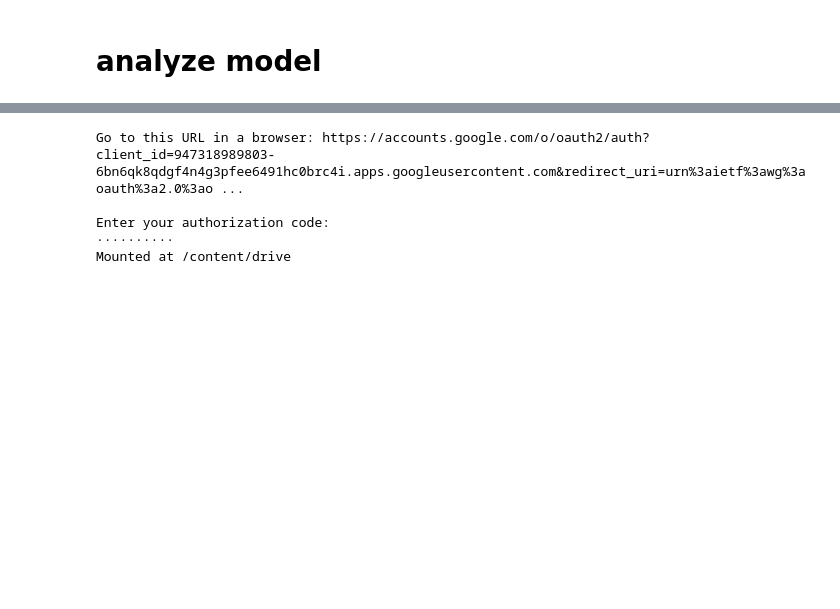
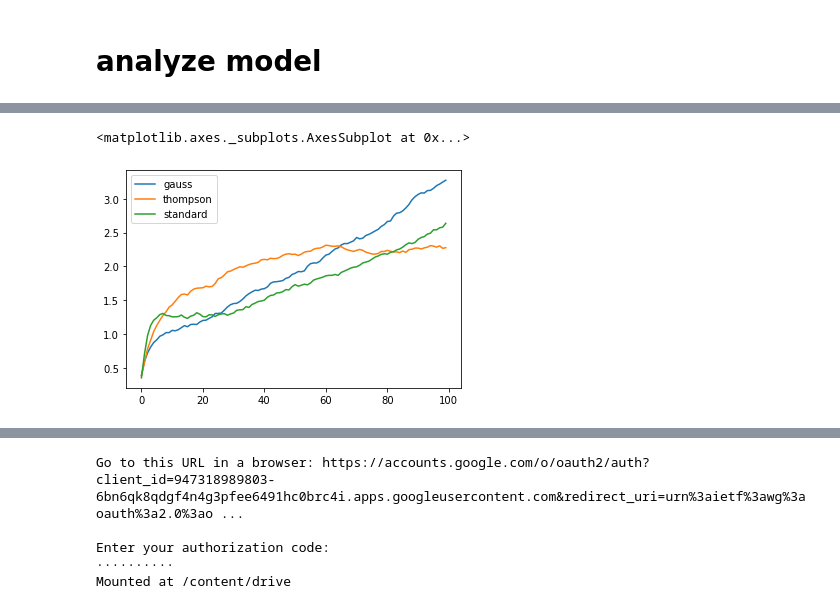
Before and after one commit to Kortelange/meta-reinforcement-learning, a Jupyter notebook: a2c_meta-bandits.ipynb, the cells around one changed output, grey strips where cells are left out. Saved outputs shown, nothing was run; the diff lists cells and outputs as text; code cells hidden in the pictures; blank space fills up the shorter version.

```diff
--- a/a2c_meta-bandits.ipynb
+++ b/a2c_meta-bandits.ipynb
@@ -460,7 +460,10 @@ class Agent:
 
     def train(self, episodes=250):
         # Training loop: collect samples, send to optimizer, repeat episodes times.
-        self.training_history = self.training_history or []
+        try:
+            self.training_history = self.training_history
+        except:
+            self.training_history = []
         for episode in tqdm(range(episodes)):
             actions, rewards, values, observations, env = self.run_episode()
             self.training_history.append(np.sum(rewards))
@@ -880,3 +881,5 @@ TypeError: join() argument must be str or bytes, not 'dict'
+# %%
+agent = Agent(Model, 'easy', name = 'easygauss', instance = 'gauss')
 # %% [markdown]
 # or load weights
 # %%
@@ -1000,0 +1015,8 @@ WARNING:tensorflow:Unresolved object in checkpoint: (root).optimizer's state 'm'
+# %%
+# treg = np.max(b2['bandits']) - b2['rewards'].mean(axis = 0)
+a2 = Agent(Model, 'easy')
+a2.load_agent()
+b3 = Benchmark(a2, 'easy')
+reg2 = b3.calculate_regret()
+# np.max(b2['bandits'], axis = 1)
+plt.plot(np.cumsum(reg2))
@@ -1000,0 +1037,9 @@ WARNING:tensorflow:Unresolved object in checkpoint: (root).optimizer's state 'm'
+# %%
+bernoulli_df = pd.DataFrame()
+bernoulli_df['gauss'] = np.cumsum(reg)
+bernoulli_df['thompson'] = np.cumsum(treg)
+bernoulli_df['standard'] = np.cumsum(reg2)
+bernoulli_df.plot()
+# %% [output]
+<matplotlib.axes._subplots.AxesSubplot at 0x...>
+[figure, added]
```
Also changed, not shown: parts of 12 cells of this notebook, 1 other file.
